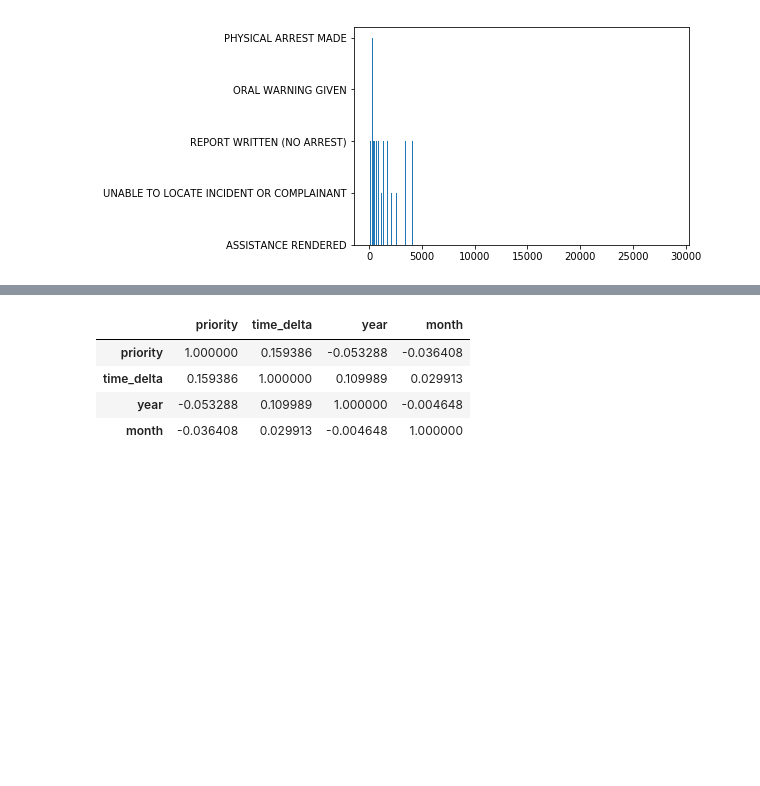
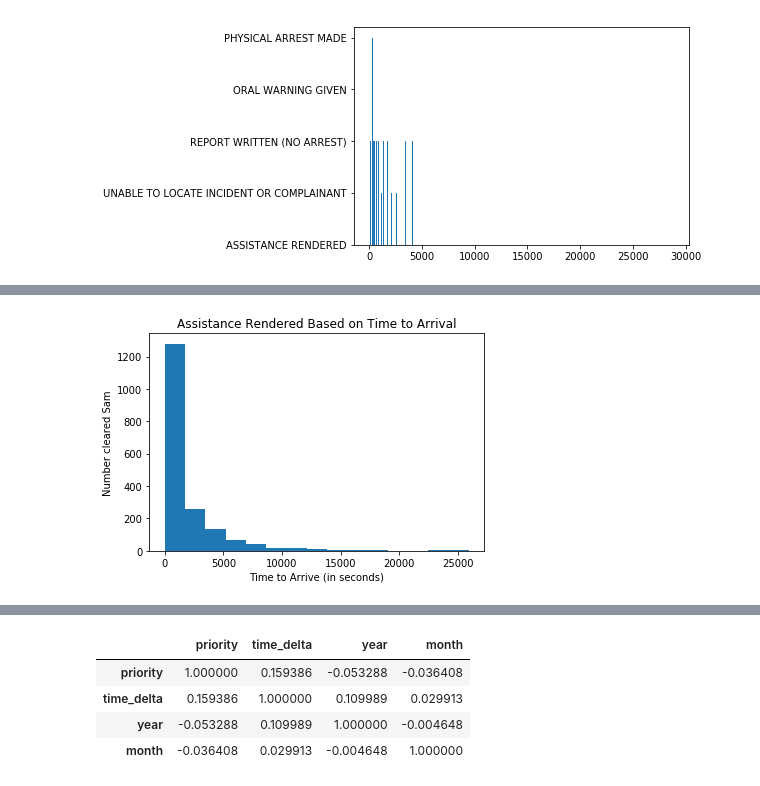
Before and after one commit to teacupwoozy/spd_notebook_archive, a Jupyter notebook: spd_notebook/2010-2018_sexcrimes_violentcrimes_percentages.ipynb, the cells around one changed output, grey strips where cells are left out. Drawn from its saved outputs; the diff is of its cells as text; code cells hidden in the pictures; blank space fills up the shorter version.

```diff
--- a/spd_notebook/2010-2018_sexcrimes_violentcrimes_percentages.ipynb
+++ b/spd_notebook/2010-2018_sexcrimes_violentcrimes_percentages.ipynb
@@ -576,0 +596,12 @@ plt.show();
+# %%
+# Show value count by arrival time for ASSISTANCE RENDERED clearing code
+
+cc_mask = lewd_calls_ip['event_clearing'].str.contains("ASSISTANCE RENDERED")
+
+plt.hist(lewd_calls_ip[cc_mask].time_delta, bins=15)
+plt.title("Assistance Rendered Based on Time to Arrival")
+plt.xlabel("Time to Arrive (in seconds)")
+plt.ylabel("Number cleared Sam")
+plt.show()
+# %% [output]
+[figure, added]
```
Also changed, not shown: parts of 6 cells of this notebook.
